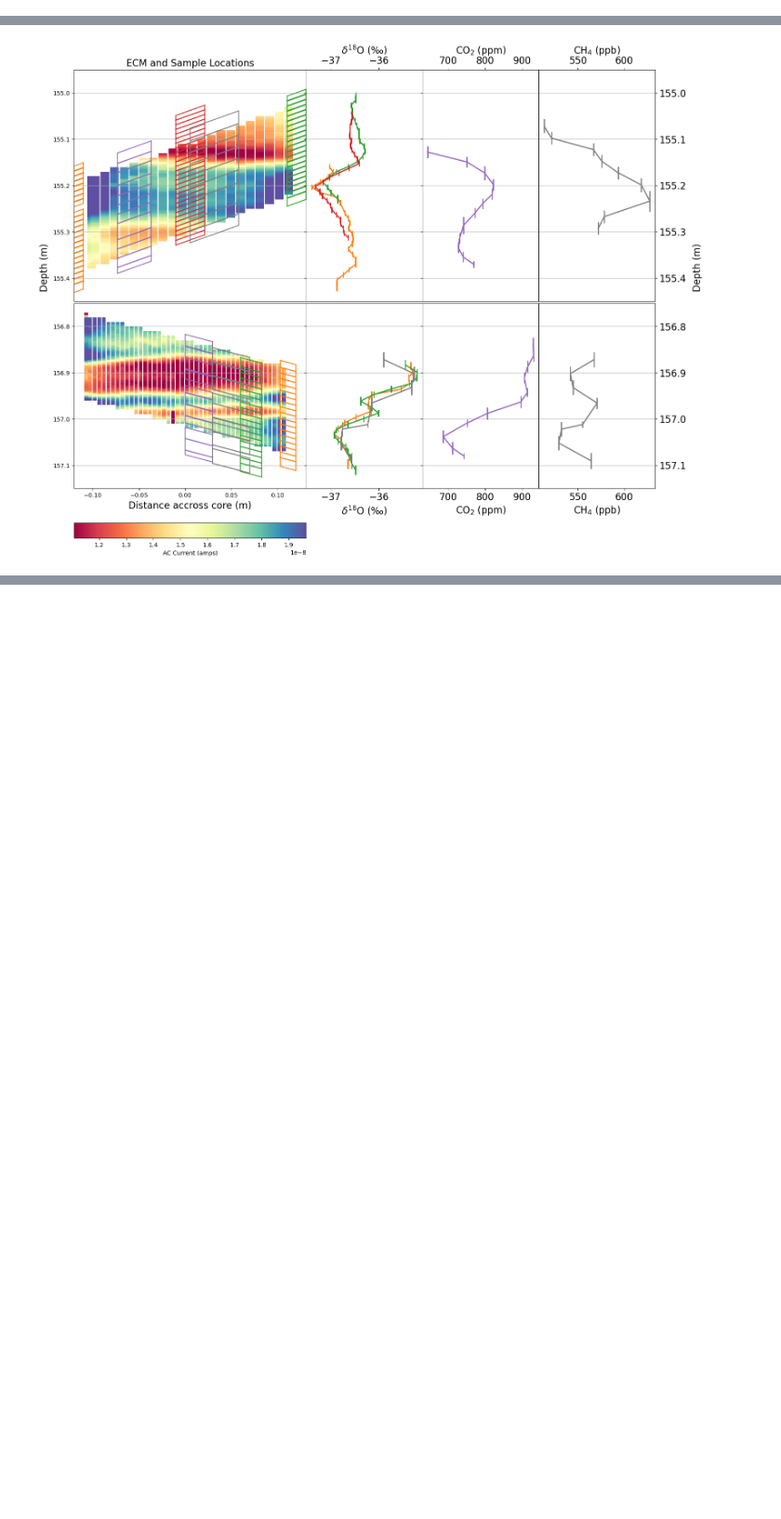
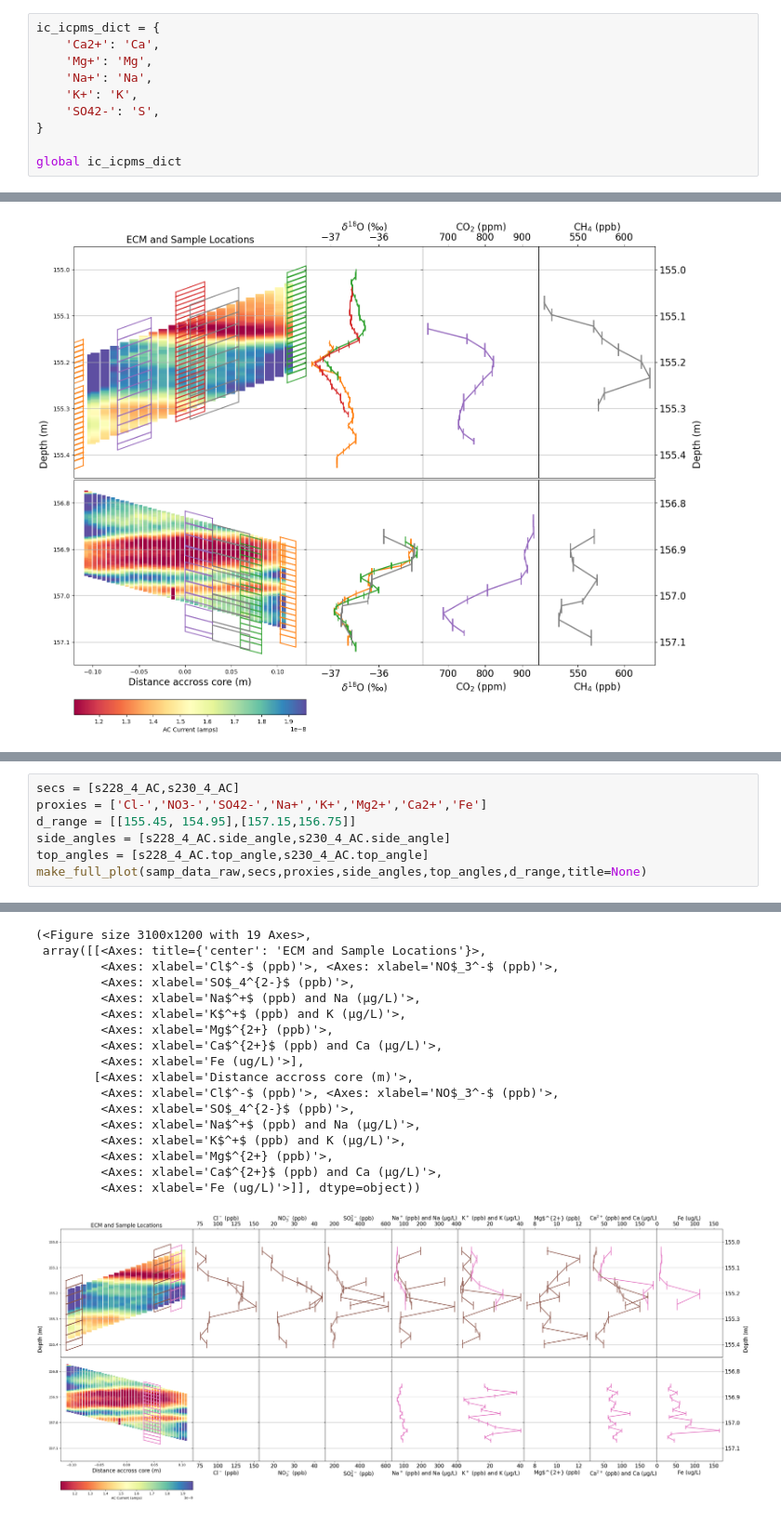
Before and after one commit to liamkirkpatrick/alhic1901_deeplayering, a Jupyter notebook: scripts/plot_samples/dip_adj_samples_oneplot.ipynb, the cells around one changed output, grey strips where cells are left out. Shown at 93% size. Saved outputs shown, nothing was run; the diff lists cells and outputs as text; blank space fills up the shorter version.

```diff
--- a/scripts/plot_samples/dip_adj_samples_oneplot.ipynb
+++ b/scripts/plot_samples/dip_adj_samples_oneplot.ipynb
@@ -32,6 +29,16 @@ path_to_data = '../../data/'
 path_to_samples = '../../data/sampling/master/'
 path_to_angles = '../../data/angles/'
 path_to_figures = '../../../figures/dip_adjusted_samples/'
+# %%
+ic_icpms_dict = {
+    'Ca2+': 'Ca',
+    'Mg+': 'Mg',
+    'Na+': 'Na',
+    'K+': 'K',
+    'SO42-': 'S',
+}
+
+global ic_icpms_dict
 # %% [markdown]
 ## Load Data
 # %%
@@ -526,0 +552,8 @@ See the caveats in the documentation: https://pandas.pydata.org/pandas-docs/stab
+# %%
+secs = [s228_4_AC,s230_4_AC]
+proxies = ['Cl-','NO3-','SO42-','Na+','K+','Mg2+','Ca2+','Fe']
+d_range = [[155.45, 154.95],[157.15,156.75]]
+side_angles = [s228_4_AC.side_angle,s230_4_AC.side_angle]
+top_angles = [s228_4_AC.top_angle,s230_4_AC.top_angle]
+make_full_plot(samp_data_raw,secs,proxies,side_angles,top_angles,d_range,title=None)
+# %% [output]
@@ -526,0 +577,18 @@ See the caveats in the documentation: https://pandas.pydata.org/pandas-docs/stab
+(<Figure size 3100x1200 with 19 Axes>,
+ array([[<Axes: title={'center': 'ECM and Sample Locations'}>,
+         <Axes: xlabel='Cl$^-$ (ppb)'>, <Axes: xlabel='NO$_3^-$ (ppb)'>,
+         <Axes: xlabel='SO$_4^{2-}$ (ppb)'>,
+         <Axes: xlabel='Na$^+$ (ppb) and Na (µg/L)'>,
+         <Axes: xlabel='K$^+$ (ppb) and K (µg/L)'>,
+         <Axes: xlabel='Mg$^{2+} (ppb)'>,
+         <Axes: xlabel='Ca$^{2+}$ (ppb) and Ca (µg/L)'>,
+         <Axes: xlabel='Fe (ug/L)'>],
+        [<Axes: xlabel='Distance accross core (m)'>,
+         <Axes: xlabel='Cl$^-$ (ppb)'>, <Axes: xlabel='NO$_3^-$ (ppb)'>,
+         <Axes: xlabel='SO$_4^{2-}$ (ppb)'>,
+         <Axes: xlabel='Na$^+$ (ppb) and Na (µg/L)'>,
+         <Axes: xlabel='K$^+$ (ppb) and K (µg/L)'>,
+         <Axes: xlabel='Mg$^{2+} (ppb)'>,
+         <Axes: xlabel='Ca$^{2+}$ (ppb) and Ca (µg/L)'>,
+         <Axes: xlabel='Fe (ug/L)'>]], dtype=object))
+[figure, added]
```
Also changed, not shown: parts of 6 cells of this notebook, 9 other files.
